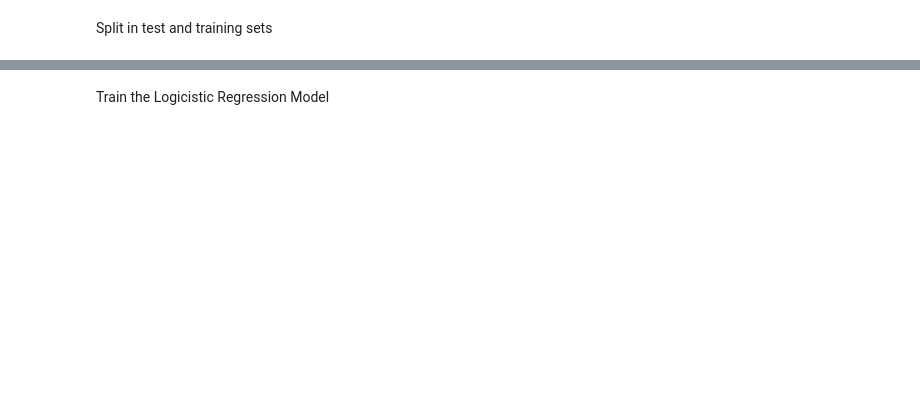
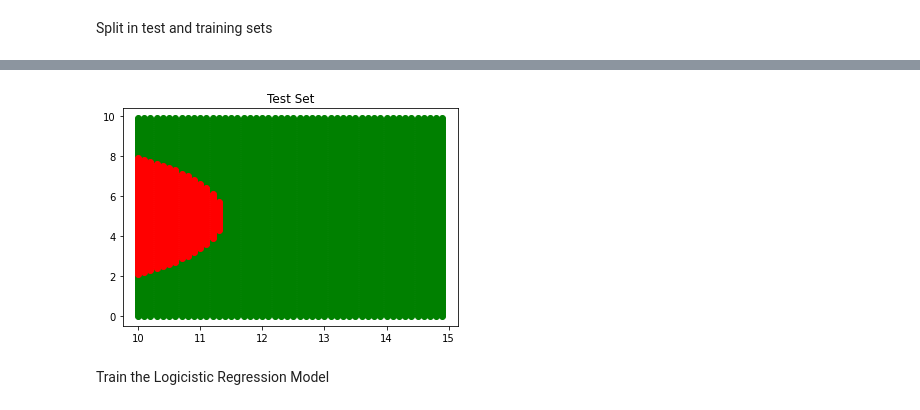
Before and after one commit to cagBRT/Machine-Learning, a Jupyter notebook: SVMcompare.ipynb, the cells around one changed output, grey strips where cells are left out. Drawn from its saved outputs; the diff is of its cells as text; code cells hidden in the pictures; blank space fills up the shorter version.

```diff
--- a/SVMcompare.ipynb
+++ b/SVMcompare.ipynb
@@ -60,8 +73,10 @@ for color in df.color.unique():
 # %%
 for color in df.color.unique():
     idx = df.color==color
-    pl.scatter(df[idx].x, df[idx].y, color=color)
+    pl.scatter(test[idx].x, test[idx].y, color=color)
     pl.title('Test Set')
+# %% [output]
+[figure, added]
 # %% [markdown]
 Train the Logicistic Regression Model
 # %%
```
Also changed, not shown: parts of 10 cells of this notebook.
